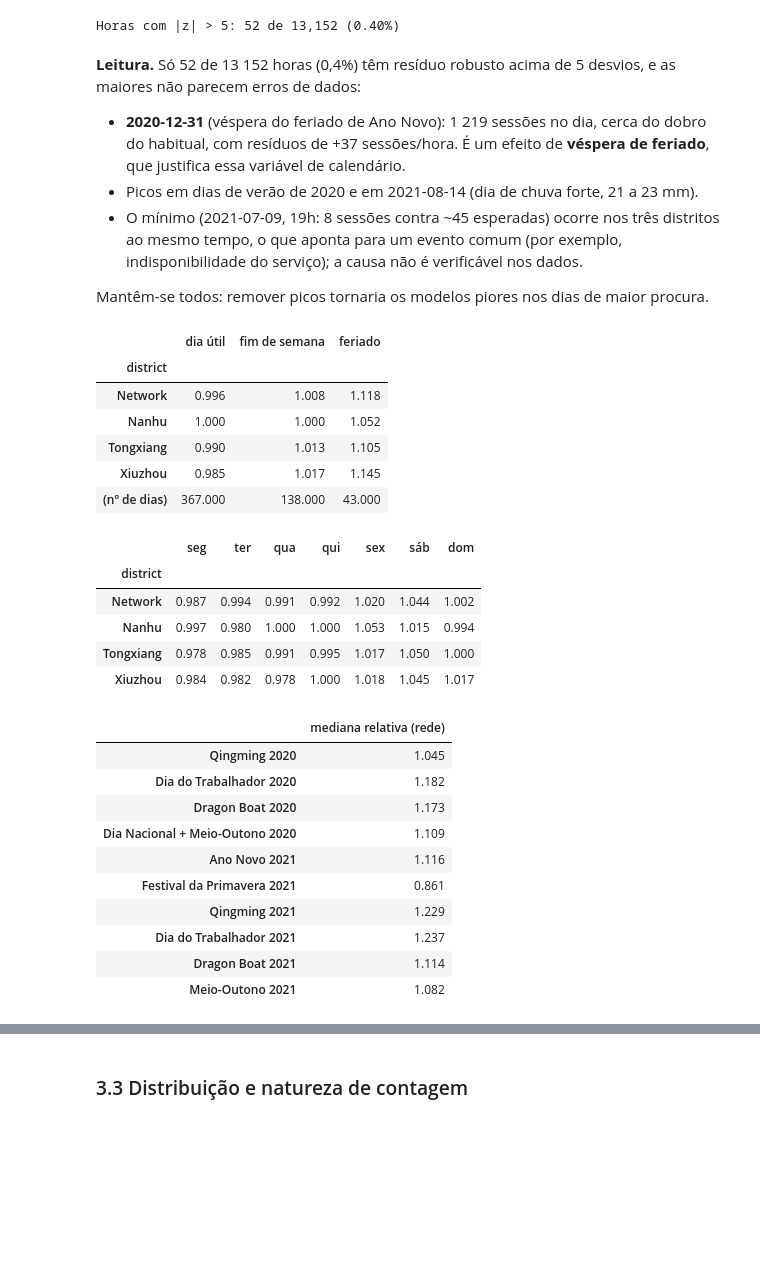
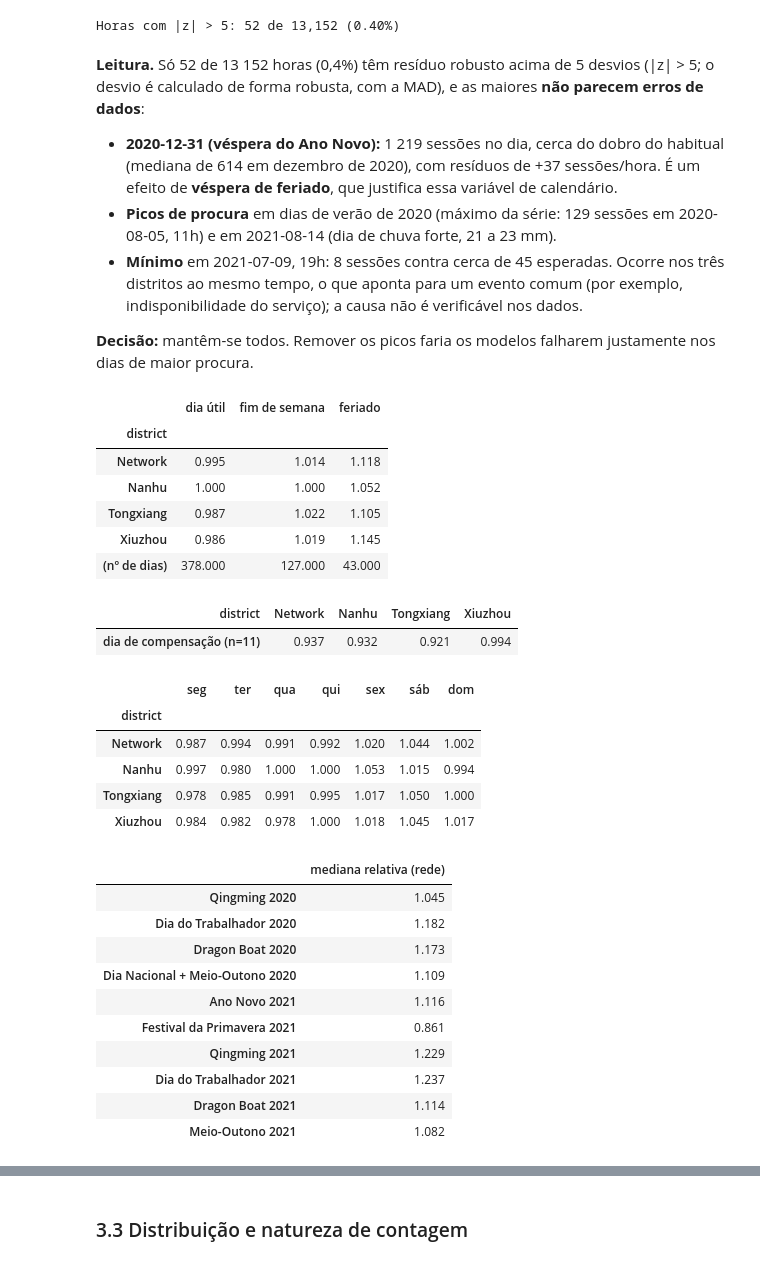
Before and after one commit to marianaCorreiia/MINDD-GPA-1260527-1211883-1231261, a Jupyter notebook: Parte2/task1.ipynb, the cells around one changed output, grey strips where cells are left out. Drawn from its saved outputs; the diff is of its cells as text; code cells hidden in the pictures; blank space fills up the shorter version.

```diff
--- a/Parte2/task1.ipynb
+++ b/Parte2/task1.ipynb
@@ -59,10 +75,12 @@ TEST_START = pd.Timestamp("2021-10-01 00:00")
 DEV_END = TEST_START - pd.Timedelta(hours=1)
 # Regime "regular": depois do colapso do início de 2020 (ver secção 3.1).
 REGULAR_FROM = pd.Timestamp("2020-04-01 00:00")
+# A escala do MASE (secção 5.2) usa só o treino a partir desta data, para o colapso do início de 2020 não a distorcer.
+MASE_SCALE_FROM = REGULAR_FROM
 # Postos que deixam de registar sessões (secção 3.1); a data é o último dia com registos.
 CAPACITY_BREAKS = {"Nanhu": ["2021-09-28", "2021-12-13"]}
 
-# Feriados oficiais (avisos do Conselho de Estado). Lista inserida manualmente: validar antes de modelar.
+# Feriados oficiais (avisos do Conselho de Estado de 2019-11-21 e 2020-11-25); o prolongamento de 2020 até 02-02 vem de aviso posterior.
 HOLIDAY_RANGES = [
     ("2020-01-01", "2020-01-01", "Ano Novo"),
     ("2020-01-24", "2020-02-02", "Festival da Primavera (prolongado)"),
@@ -81,6 +99,12 @@ HOLIDAY_RANGES = [
 HOLIDAY_DAYS = pd.DatetimeIndex(
     [d for a, b, _ in HOLIDAY_RANGES for d in pd.date_range(a, b, freq="D")]
 )
+# Fins de semana trabalhados (mesmos avisos); 2020-02-01 fica de fora por ser anulado pelo prolongamento.
+MAKEUP_WORKDAYS = pd.DatetimeIndex([
+    "2020-01-19", "2020-04-26", "2020-05-09", "2020-06-28", "2020-09-27", "2020-10-10",
+    "2021-02-07", "2021-02-20", "2021-04-25", "2021-05-08", "2021-09-18", "2021-09-26", "2021-10-09",
+])
+assert (MAKEUP_WORKDAYS.dayofweek >= 5).all() and not MAKEUP_WORKDAYS.isin(HOLIDAY_DAYS).any()
 print("Ficheiro de dados:", DATA_PATH.resolve())
 # %% [output]
 Ficheiro de dados: /Users/ctw03584/Documents/ISEP/mindd/MINDD_Project/Charging_Data.csv
@@ -212,6 +241,7 @@ for lv in LEVELS:
         "horas a zero": int(s.eq(0).sum()),
         "% horas a zero": round(s.eq(0).mean() * 100, 2),
         "maior sequência (h)": int(r.max()),
+        "maior sequência desde 2020-04 (h)": int(zero_runs(s.loc[REGULAR_FROM:]).max()),
         "sequências >= 24 h": int((r >= 24).sum()),
         "dias sem sessões": int(s.resample("D").sum().eq(0).sum()),
     })
@@ -514,58 +571,64 @@ print(f"Horas com |z| > 5: {int((z.abs() > 5).sum())} de {len(z):,} ({(z.abs() >
 | 2020-07-23 09:00:00 | 65 | 32.260 | 7.330 | False |
 Horas com |z| > 5: 52 de 13,152 (0.40%)
 # %% [markdown]
-**Leitura.** Só 52 de 13 152 horas (0,4%) têm resíduo robusto acima de 5 desvios, e as maiores não parecem erros de dados:
+**Leitura.** Só 52 de 13 152 horas (0,4%) têm resíduo robusto acima de 5 desvios (|z| > 5; o desvio é calculado de forma robusta, com a MAD), e as maiores **não parecem erros de dados**:
 
-- **2020-12-31** (véspera do feriado de Ano Novo): 1 219 sessões no dia, cerca do dobro do habitual, com resíduos de +37 sessões/hora. É um efeito de **véspera de feriado**, que justifica essa variável de calendário.
-- Picos em dias de verão de 2020 e em 2021-08-14 (dia de chuva forte, 21 a 23 mm).
-- O mínimo (2021-07-09, 19h: 8 sessões contra ~45 esperadas) ocorre nos três distritos ao mesmo tempo, o que aponta para um evento comum (por exemplo, indisponibilidade do serviço); a causa não é verificável nos dados.
+- **2020-12-31 (véspera do Ano Novo):** 1 219 sessões no dia, cerca do dobro do habitual (mediana de 614 em dezembro de 2020), com resíduos de +37 sessões/hora. É um efeito de **véspera de feriado**, que justifica essa variável de calendário.
+- **Picos de procura** em dias de verão de 2020 (máximo da série: 129 sessões em 2020-08-05, 11h) e em 2021-08-14 (dia de chuva forte, 21 a 23 mm).
+- **Mínimo** em 2021-07-09, 19h: 8 sessões contra cerca de 45 esperadas. Ocorre nos três distritos ao mesmo tempo, o que aponta para um evento comum (por exemplo, indisponibilidade do serviço); a causa não é verificável nos dados.
 
-Mantêm-se todos: remover picos tornaria os modelos piores nos dias de maior procura.
+**Decisão:** mantêm-se todos. Remover os picos faria os modelos falharem justamente nos dias de maior procura.
 # %%
 # Efeito de calendário: procura diária relativa à mediana móvel centrada de 29 dias.
 trend_d = dev_daily.rolling(29, center=True, min_periods=15).median()
 ratio_d = (dev_daily / trend_d).loc[REGULAR_FROM:]
 dt_d = pd.Series(
     np.where(ratio_d.index.isin(HOLIDAY_DAYS), "feriado",
-             np.where(ratio_d.index.dayofweek >= 5, "fim de semana", "dia útil")),
+             np.where((ratio_d.index.dayofweek >= 5) & ~ratio_d.index.isin(MAKEUP_WORKDAYS), "fim de semana", "dia útil")),
     index=ratio_d.index,
 )
 daytype_tbl = ratio_d.groupby(dt_d).median().T[["dia útil", "fim de semana", "feriado"]]
 daytype_tbl.loc["(nº de dias)"] = dt_d.value_counts()[["dia útil", "fim de semana", "feriado"]].to_numpy()
 display(daytype_tbl.round(3))
+
+# Dias de compensação: contam como dia útil na tabela acima; mostram-se à parte.
+makeup = ratio_d.loc[ratio_d.index.isin(MAKEUP_WORKDAYS)]
+display(makeup.median().to_frame(f"dia de compensação (n={len(makeup)})").T.round(3))
 
 dow_tbl = ratio_d.groupby(ratio_d.index.dayofweek).median()
 dow_tbl.index = ["seg", "ter", "qua", "qui", "sex", "sáb", "dom"]
 display(dow_tbl.T.round(3))
 
 hol = ratio_d[ratio_d.index.isin(HOLIDAY_DAYS)]["Network"]
 hol_by_block = pd.Series(
     {name + " " + a[:4]: ratio_d.loc[a:b, "Network"].median() for a, b, name in HOLIDAY_RANGES if pd.Timestamp(a) >= REGULAR_FROM and pd.Timestamp(b) <= DEV_END}
 )
 display(hol_by_block.round(3).to_frame("mediana relativa (rede)"))
 # %% [output]
 |  | dia útil | fim de semana | feriado |
 | district |  |  |  |
-| Network | 0.996 | 1.008 | 1.118 |
+| Network | 0.995 | 1.014 | 1.118 |
 | Nanhu | 1.000 | 1.000 | 1.052 |
-| Tongxiang | 0.990 | 1.013 | 1.105 |
-| Xiuzhou | 0.985 | 1.017 | 1.145 |
-| (nº de dias) | 367.000 | 138.000 | 43.000 |
+| Tongxiang | 0.987 | 1.022 | 1.105 |
+| Xiuzhou | 0.986 | 1.019 | 1.145 |
+| (nº de dias) | 378.000 | 127.000 | 43.000 |
-|  | seg | ter | qua | qui | sex | sáb | dom |
-| district |  |  |  |  |  |  |  |
-| Network | 0.987 | 0.994 | 0.991 | 0.992 | 1.020 | 1.044 | 1.002 |
-| Nanhu | 0.997 | 0.980 | 1.000 | 1.000 | 1.053 | 1.015 | 0.994 |
-| Tongxiang | 0.978 | 0.985 | 0.991 | 0.995 | 1.017 | 1.050 | 1.000 |
-| Xiuzhou | 0.984 | 0.982 | 0.978 | 1.000 | 1.018 | 1.045 | 1.017 |
+| district | Network | Nanhu | Tongxiang | Xiuzhou |
+| dia de compensação (n=11) | 0.937 | 0.932 | 0.921 | 0.994 |
-|  | mediana relativa (rede) |
-| Qingming 2020 | 1.045 |
-| Dia do Trabalhador 2020 | 1.182 |
-| Dragon Boat 2020 | 1.173 |
-| Dia Nacional + Meio-Outono 2020 | 1.109 |
-| Ano Novo 2021 | 1.116 |
-| Festival da Primavera 2021 | 0.861 |
-| Qingming 2021 | 1.229 |
-| Dia do Trabalhador 2021 | 1.237 |
-| Dragon Boat 2021 | 1.114 |
-| Meio-Outono 2021 | 1.082 |
+|  | seg | ter | qua | qui | sex | sáb | dom |
+| district |  |  |  |  |  |  |  |
+| Network | 0.987 | 0.994 | 0.991 | 0.992 | 1.020 | 1.044 | 1.002 |
+| Nanhu | 0.997 | 0.980 | 1.000 | 1.000 | 1.053 | 1.015 | 0.994 |
+| Tongxiang | 0.978 | 0.985 | 0.991 | 0.995 | 1.017 | 1.050 | 1.000 |
+| Xiuzhou | 0.984 | 0.982 | 0.978 | 1.000 | 1.018 | 1.045 | 1.017 |
+|  | mediana relativa (rede) |
+| Qingming 2020 | 1.045 |
+| Dia do Trabalhador 2020 | 1.182 |
+| Dragon Boat 2020 | 1.173 |
+| Dia Nacional + Meio-Outono 2020 | 1.109 |
+| Ano Novo 2021 | 1.116 |
+| Festival da Primavera 2021 | 0.861 |
+| Qingming 2021 | 1.229 |
+| Dia do Trabalhador 2021 | 1.237 |
+| Dragon Boat 2021 | 1.114 |
+| Meio-Outono 2021 | 1.082 |
 # %% [markdown]
```
Also changed, not shown: parts of 44 cells of this notebook.
